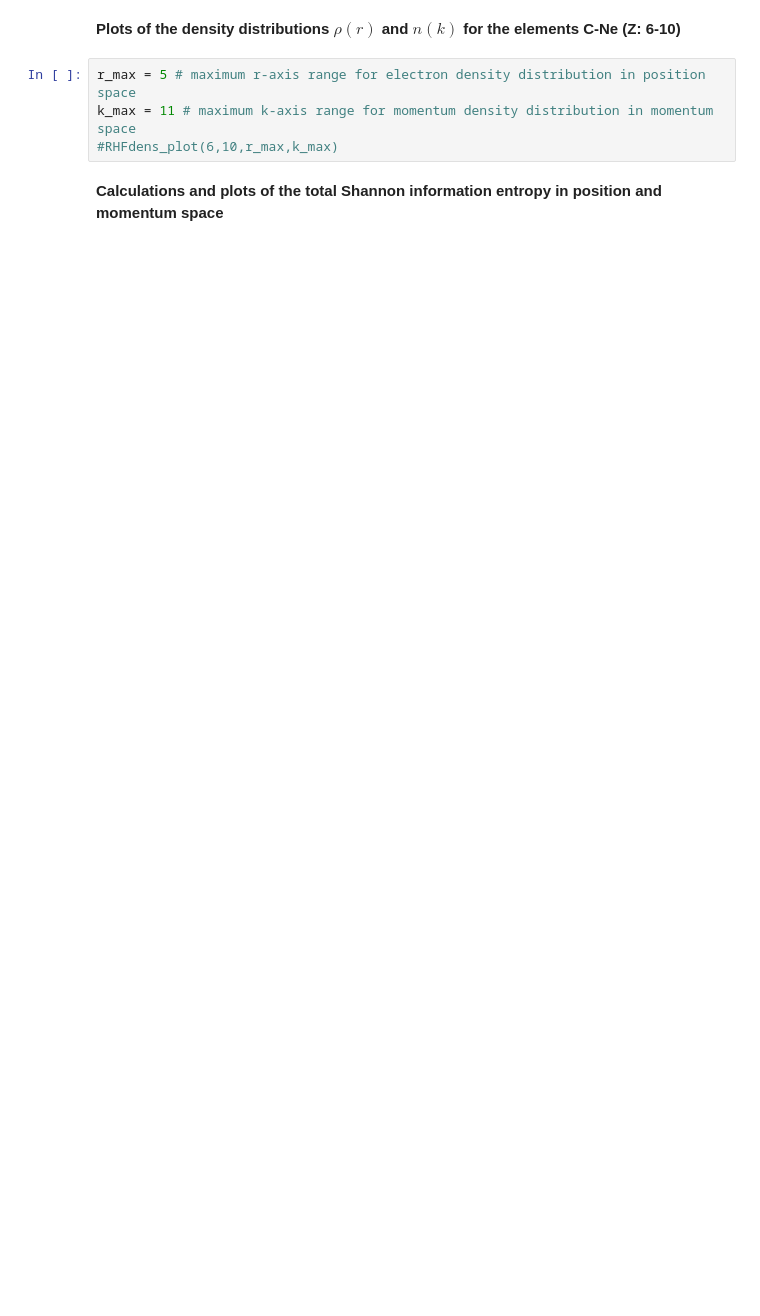
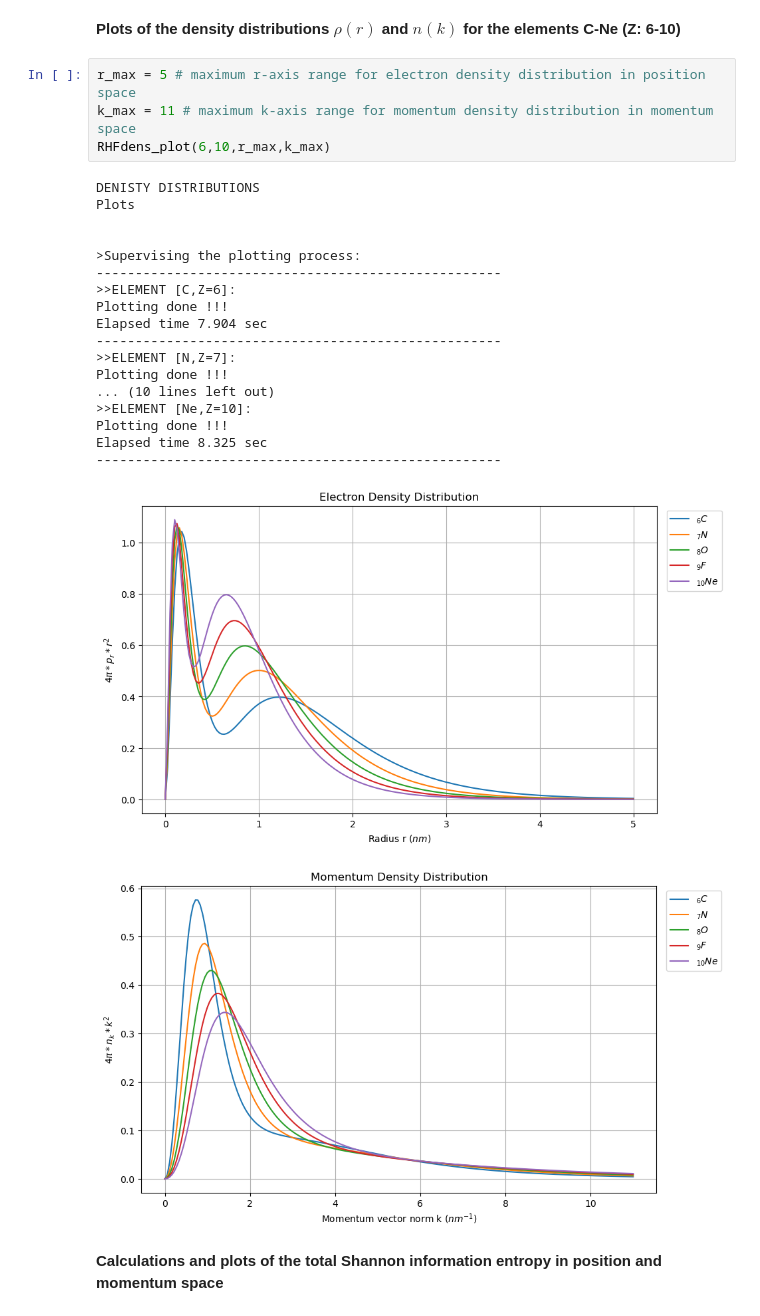
Before and after one commit to istergak/MSc-Computational-Physics-AUTH, a Jupyter notebook: Computational Quantum Physics/Final Project 1/FinalProject1_RHF.ipynb, the cells around one changed output. Drawn from its saved outputs; the diff is of its cells as text; blank space fills up the shorter version.

```diff
--- a/Computational Quantum Physics/Final Project 1/FinalProject1_RHF.ipynb
+++ b/Computational Quantum Physics/Final Project 1/FinalProject1_RHF.ipynb
@@ -930,7 +1081,27 @@ k_max = 10 # maximum k-axis range for momentum density distribution in momentum
 # %%
 r_max = 5 # maximum r-axis range for electron density distribution in position space
 k_max = 11 # maximum k-axis range for momentum density distribution in momentum space
-#RHFdens_plot(6,10,r_max,k_max)
+RHFdens_plot(6,10,r_max,k_max)
+# %% [output]
+DENISTY DISTRIBUTIONS
+Plots
+
+
+>Supervising the plotting process:
+----------------------------------------------------
+>>ELEMENT [C,Z=6]:
+Plotting done !!!
+Elapsed time 7.904 sec
+----------------------------------------------------
+>>ELEMENT [N,Z=7]:
+Plotting done !!!
+... (10 lines left out)
+>>ELEMENT [Ne,Z=10]:
+Plotting done !!!
+Elapsed time 8.325 sec
+----------------------------------------------------
+[figure, added]
+[figure, added]
 # %% [markdown]
 **Calculations and plots of the total Shannon information entropy in position and momentum space**
 # %%
```
Also changed, not shown: parts of 7 cells of this notebook.
